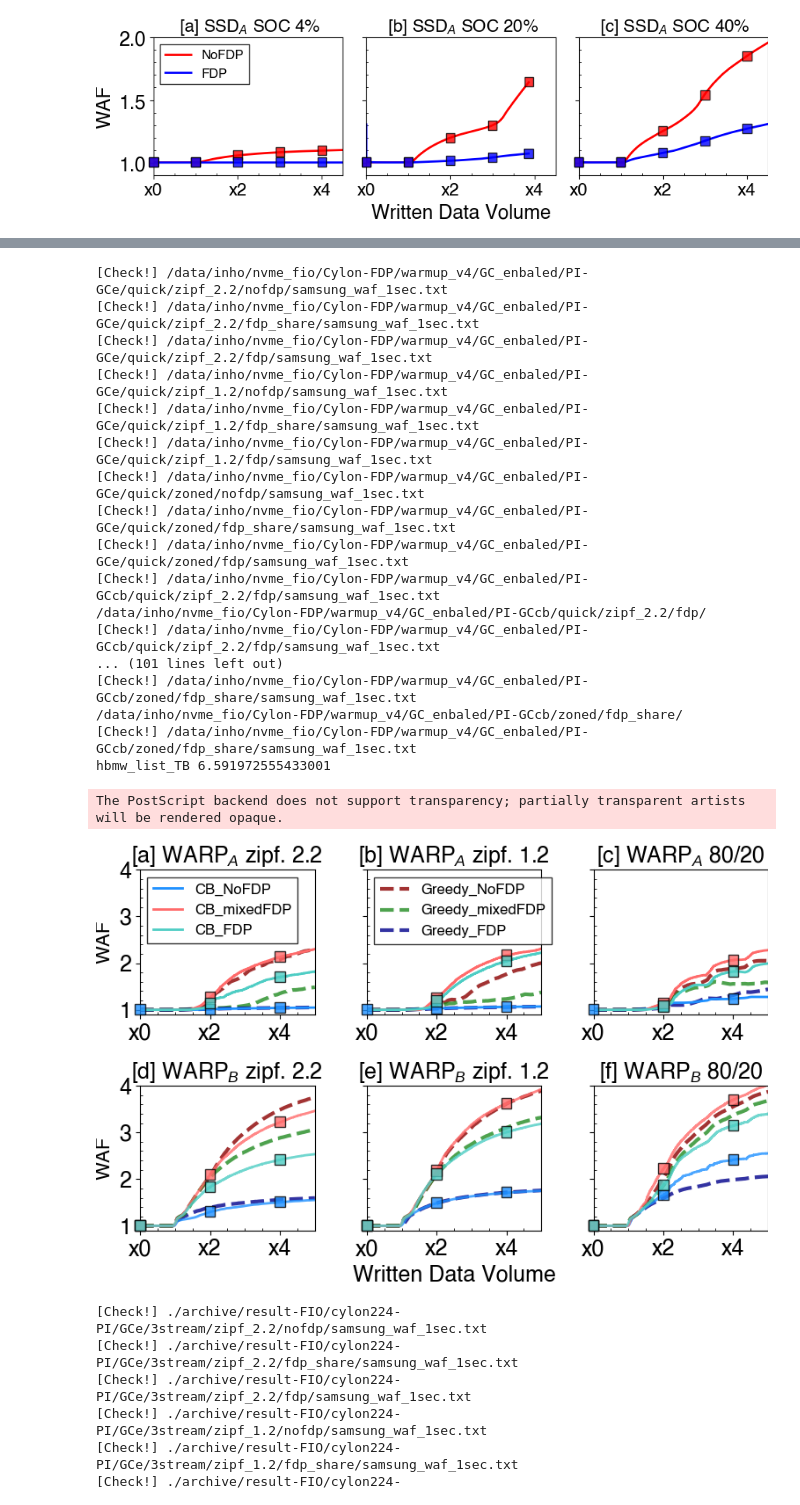
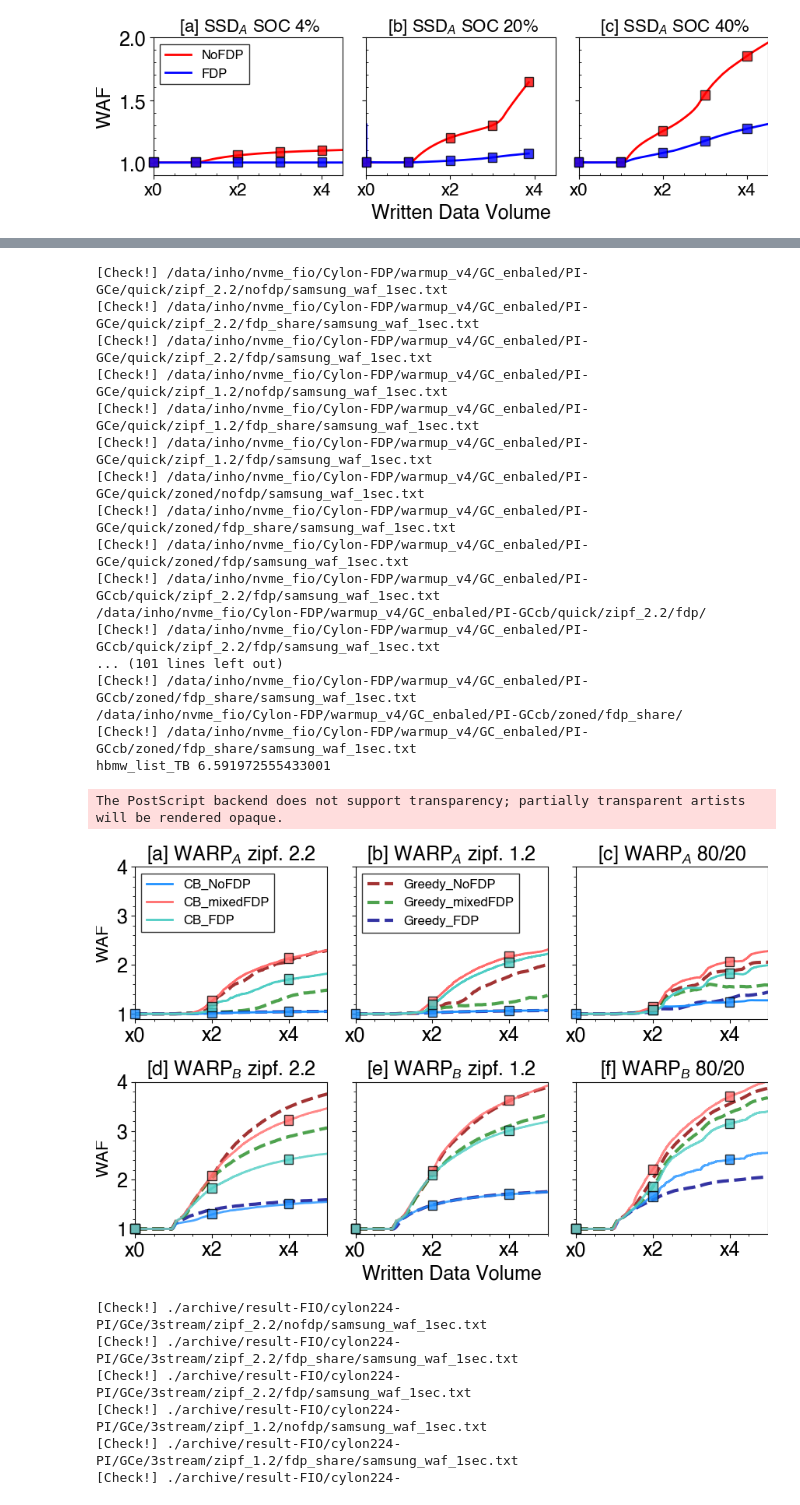
Before and after one commit to MoatLab/WARP-FAST26-AE, a Jupyter notebook: WARP-AE-FAST26-1.ipynb, the cells around one changed output, grey strips where cells are left out. Cells and saved outputs as stored; diff of their text form; code cells hidden in the pictures.

```diff
--- a/WARP-AE-FAST26-1.ipynb
+++ b/WARP-AE-FAST26-1.ipynb
@@ -1009,17 +1009,17 @@ for i , w in enumerate(workload):
         ax2.set_xlim([0.0, 4.2])
 
 #------------------------------------------------------------#
-ax[0][0].set_title(" [a] FDP SSD$_A$ SOC 4% ", fontsize=BIGGER_SIZE, fontproperties=helvetica_prop)
-ax[1][0].set_title(" [b] FDP SSD$_A$ SOC 20% ", fontsize=BIGGER_SIZE, fontproperties=helvetica_prop)
-ax[2][0].set_title(" [c] FDP SSD$_A$ SOC 40% ", fontsize=BIGGER_SIZE, fontproperties=helvetica_prop)
-ax[0][1].set_title(" [d] WARP$_A$ SOC. 4% ", fontsize=BIGGER_SIZE, fontproperties=helvetica_prop)
-ax[1][1].set_title(" [e] WARP$_A$ SOC 20% ", fontsize=BIGGER_SIZE, fontproperties=helvetica_prop)
-ax[2][1].set_title(" [f] WARP$_A$ SOC 40% ", fontsize=BIGGER_SIZE, fontproperties=helvetica_prop)
+ax[0][0].set_title(" [a] FDP SSD$_A$ SOC 4% ", fontproperties=helvetica_prop, fontsize=MEDIUM_SIZE )
+ax[1][0].set_title(" [b] FDP SSD$_A$ SOC 20% ", fontproperties=helvetica_prop, fontsize=MEDIUM_SIZE )
+ax[2][0].set_title(" [c] FDP SSD$_A$ SOC 40% ", fontproperties=helvetica_prop, fontsize=MEDIUM_SIZE)
+ax[0][1].set_title(" [d] WARP$_A$ SOC. 4% ", fontproperties=helvetica_prop, fontsize=MEDIUM_SIZE)
+ax[1][1].set_title(" [e] WARP$_A$ SOC 20% ", fontproperties=helvetica_prop, fontsize=MEDIUM_SIZE)
+ax[2][1].set_title(" [f] WARP$_A$ SOC 40% ", fontproperties=helvetica_prop, fontsize=MEDIUM_SIZE)
 ax[2][0].set_xlabel(
     'Written Data Volume',    fontsize=MEDIUM_SIZE-2)
 ax[2][1].set_xlabel(
     'Written Data Volume', fontsize=MEDIUM_SIZE-2)
-ax[0][0].legend(loc='upper left', frameon=True,fancybox=False, edgecolor='k', fontsize=BIGGER_SIZE,prop=helvetica_prop )
+ax[0][0].legend(loc='upper left', frameon=True,fancybox=False, edgecolor='k',prop=helvetica_prop, fontsize=MEDIUM_SIZE )
 
 
 for j,w in enumerate(workload):
@@ -1027,32 +1027,32 @@ for j,w in enumerate(workload):
     ax2.set_xticks([0,2,4])
 
 
-    ax2.tick_params(axis='x', which='minor', direction='in')
-    ax2.tick_params(axis='y', which='minor', direction='in')
+    ax2.tick_params(axis='x', which='minor', direction='out')
+    ax2.tick_params(axis='y', which='minor', direction='out')
     ax2.minorticks_on()
 
     labels = [label.get_text() for label in ax2.get_xticklabels()]
-    ax2.set_xticklabels([f"x{t}" for t in labels],fontsize=BIGGER_SIZE, fontproperties=helvetica_prop)
+    ax2.set_xticklabels([f"x{t}" for t in labels], fontproperties=helvetica_prop, fontsize=MEDIUM_SIZE )
     #ax2.set_ylabel("DLWA", fontproperties=helvetica_prop, fontsize=MEDIUM_SIZE)
-    label = ax2.set_ylabel("WAF", fontsize=BIGGER_SIZE)
     label.set_fontproperties(helvetica_prop)
+    label = ax2.set_ylabel("WAF", fontsize=MEDIUM_SIZE)
 
     for label in ax2.get_yticklabels():
+        label.set_fontproperties(helvetica_prop)
         label.set_fontsize(MEDIUM_SIZE)
-        label.set_fontproperties(helvetica_prop)
 
     ax2 = ax[j][1]
 
-    ax2.tick_params(axis='x', which='minor', direction='in')
-    ax2.tick_params(axis='y', which='minor', direction='in')
+    ax2.tick_params(axis='x', which='minor', direction='out')
+    ax2.tick_params(axis='y', which='minor', direction='out')
     ax2.minorticks_on()
 
     ax2.set_xticks([0,2,4])
     labels = [label.get_text() for label in ax2.get_xticklabels()]
-    ax2.set_xticklabels([f"x{t}" for t in labels],fontsize=BIGGER_SIZE, fontproperties=helvetica_prop)
+    ax2.set_xticklabels([f"x{t}" for t in labels], fontproperties=helvetica_prop,fontsize=MEDIUM_SIZE)
     for label in ax2.get_yticklabels():
         label.set_fontproperties(helvetica_prop)
-        label.set_fontsize(MEDIUM_SIZE)
+        label.set_fontsize(MEDIUM_PLUS_SIZE)
 
 #------------------------------------------------------------#
 for i in range(3):
@@ -1066,7 +1066,7 @@ for i in range(3):
 fig.tight_layout()
 
 # ------------------- #
-isConference=False
+isConference=True
 if isConference:
    save_dir = "/home/inho/git/fast25-cylon-fdp/v1/F/observ/"
    fig_name = "fdp_cachelib_Samsung-font"
@@ -1497,6 +1523,6 @@ NameError: name 'waf_list' is not defined
 # %%
 #------------------------------------------------------------#
-fig, ax = plt.subplots(2,3, figsize=(8,5.5), sharey=True)
+fig, ax = plt.subplots(2,3, figsize=(9,6), sharey=True)
 plt.style.use('tableau-colorblind10')
 #------------------------------------------------------------#
 greedy_colors = {
@@ -1755,8 +1781,8 @@ ax[1][0].set_yticks([1, 2, 3, 4])
 for i in range(2):
     for j in range(3):
         ax2 = ax[i][j]
-        ax2.tick_params(axis='x', which='minor', direction='in')
-        ax2.tick_params(axis='y', which='minor', direction='in')
+        ax2.tick_params(axis='x', which='minor', direction='out')
+        ax2.tick_params(axis='y', which='minor', direction='out')
         ax2.minorticks_on()
         ax2.set_xlim([0,5])
         ax2.set_ylim([0.9 , 4.0])
@@ -1767,39 +1793,39 @@ for i in range(2):
 ax[0][0].tick_params(axis='y', labelsize=MEDIUM_PLUS_SIZE)
 ax[1][0].tick_params(axis='y', labelsize=MEDIUM_PLUS_SIZE)
 
-fig.tight_layout(rect=[0, 0.02, 1, 1])
-
+#fig.tight_layout(rect=[0, 0.02, 1, 1])
+fig.tight_layout()
 #------------------------#
 isConference = True
 if (isConference) :
     save_dir = "/home/inho/git/fast25-cylon-fdp/v2-cr/F/observ/"
     fig_name = "3stream_WARP"
     plt.savefig("{0}{1}.eps".format(save_dir,fig_name) ) #, dpi=100)
     plt.savefig("{0}{1}.pdf".format(save_dir,fig_name) ) #, dpi=100)
     plt.savefig("{0}{1}.png".format(save_dir,fig_name) ) #, dpi=100)
     plt.savefig("{0}{1}.jpeg".format(save_dir,fig_name)) #, dpi=100)
 #------------------------#
 plt.show()
 # %% [output]
 [Check!] /data/inho/nvme_fio/Cylon-FDP/warmup_v4/GC_enbaled/PI-GCe/quick/zipf_2.2/nofdp/samsung_waf_1sec.txt
 [Check!] /data/inho/nvme_fio/Cylon-FDP/warmup_v4/GC_enbaled/PI-GCe/quick/zipf_2.2/fdp_share/samsung_waf_1sec.txt
 [Check!] /data/inho/nvme_fio/Cylon-FDP/warmup_v4/GC_enbaled/PI-GCe/quick/zipf_2.2/fdp/samsung_waf_1sec.txt
 [Check!] /data/inho/nvme_fio/Cylon-FDP/warmup_v4/GC_enbaled/PI-GCe/quick/zipf_1.2/nofdp/samsung_waf_1sec.txt
 [Check!] /data/inho/nvme_fio/Cylon-FDP/warmup_v4/GC_enbaled/PI-GCe/quick/zipf_1.2/fdp_share/samsung_waf_1sec.txt
 [Check!] /data/inho/nvme_fio/Cylon-FDP/warmup_v4/GC_enbaled/PI-GCe/quick/zipf_1.2/fdp/samsung_waf_1sec.txt
 [Check!] /data/inho/nvme_fio/Cylon-FDP/warmup_v4/GC_enbaled/PI-GCe/quick/zoned/nofdp/samsung_waf_1sec.txt
 [Check!] /data/inho/nvme_fio/Cylon-FDP/warmup_v4/GC_enbaled/PI-GCe/quick/zoned/fdp_share/samsung_waf_1sec.txt
 [Check!] /data/inho/nvme_fio/Cylon-FDP/warmup_v4/GC_enbaled/PI-GCe/quick/zoned/fdp/samsung_waf_1sec.txt
 [Check!] /data/inho/nvme_fio/Cylon-FDP/warmup_v4/GC_enbaled/PI-GCcb/quick/zipf_2.2/fdp/samsung_waf_1sec.txt
 /data/inho/nvme_fio/Cylon-FDP/warmup_v4/GC_enbaled/PI-GCcb/quick/zipf_2.2/fdp/
 [Check!] /data/inho/nvme_fio/Cylon-FDP/warmup_v4/GC_enbaled/PI-GCcb/quick/zipf_2.2/fdp/samsung_waf_1sec.txt
 ... (101 lines left out)
 [Check!] /data/inho/nvme_fio/Cylon-FDP/warmup_v4/GC_enbaled/PI-GCcb/zoned/fdp_share/samsung_waf_1sec.txt
 /data/inho/nvme_fio/Cylon-FDP/warmup_v4/GC_enbaled/PI-GCcb/zoned/fdp_share/
 [Check!] /data/inho/nvme_fio/Cylon-FDP/warmup_v4/GC_enbaled/PI-GCcb/zoned/fdp_share/samsung_waf_1sec.txt
 hbmw_list_TB 6.591972555433001
 The PostScript backend does not support transparency; partially transparent artists will be rendered opaque.
-[figure, old version]
+[figure, new version]
 # %%
 #------------------------------------------------------------#
 fig, ax = plt.subplots(2,3, figsize=(9,6), sharey=True)
```
Also changed, not shown: parts of 11 cells of this notebook, 16 other files.
